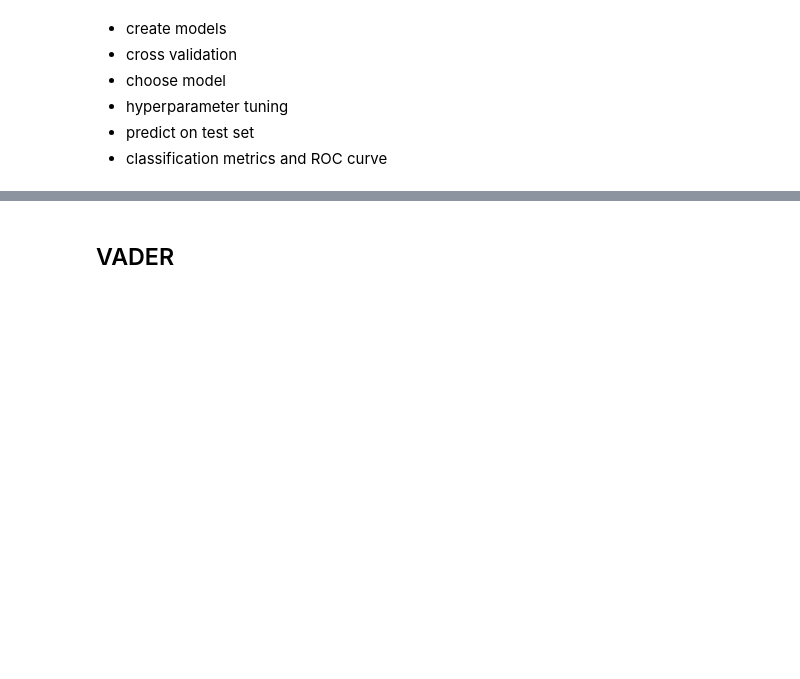
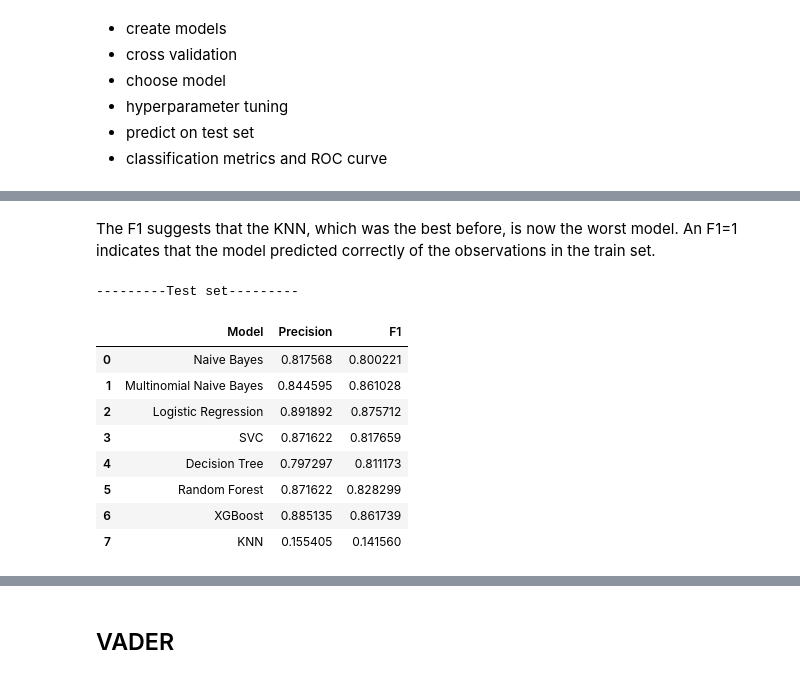
Before and after one commit to DavidAlexanderMoe/Sentiment-Analysis-and-Web-Scraping, a Jupyter notebook: Scripts/Analysis/4. Model Selection and Evaluation.ipynb, the cells around one changed output, grey strips where cells are left out. Saved outputs shown, nothing was run; the diff lists cells and outputs as text; code cells hidden in the pictures; blank space fills up the shorter version.

```diff
--- a/Scripts/Analysis/4. Model Selection and Evaluation.ipynb
+++ b/Scripts/Analysis/4. Model Selection and Evaluation.ipynb
@@ -68,0 +100,22 @@ SyntaxError: invalid syntax. Maybe you meant '==' or ':=' instead of '='? (38596
+# %% [markdown]
+The F1 suggests that the KNN, which was the best before, is now the worst model. An F1=1 indicates that the model predicted correctly of the observations in the train set.
+# %%
+print('---------Test set---------')
+results = []
+for i, model in enumerate(crossval_models):
+    precision = precision_score(y_test, model.predict(X_test), average="micro")
+    f1 = f1_score(y_test, model.predict(X_test), average="weighted")
+    results.append({'Model': crossval_dict[i], 'Precision': precision, 'F1': f1})
+df_results = pd.DataFrame(results)
+df_results
+# %% [output]
+---------Test set---------
+|  | Model | Precision | F1 |
+| 0 | Naive Bayes | 0.817568 | 0.800221 |
+| 1 | Multinomial Naive Bayes | 0.844595 | 0.861028 |
+| 2 | Logistic Regression | 0.891892 | 0.875712 |
+| 3 | SVC | 0.871622 | 0.817659 |
+| 4 | Decision Tree | 0.797297 | 0.811173 |
+| 5 | Random Forest | 0.871622 | 0.828299 |
+| 6 | XGBoost | 0.885135 | 0.861739 |
+| 7 | KNN | 0.155405 | 0.141560 |
```
Also changed, not shown: parts of 15 cells of this notebook.
